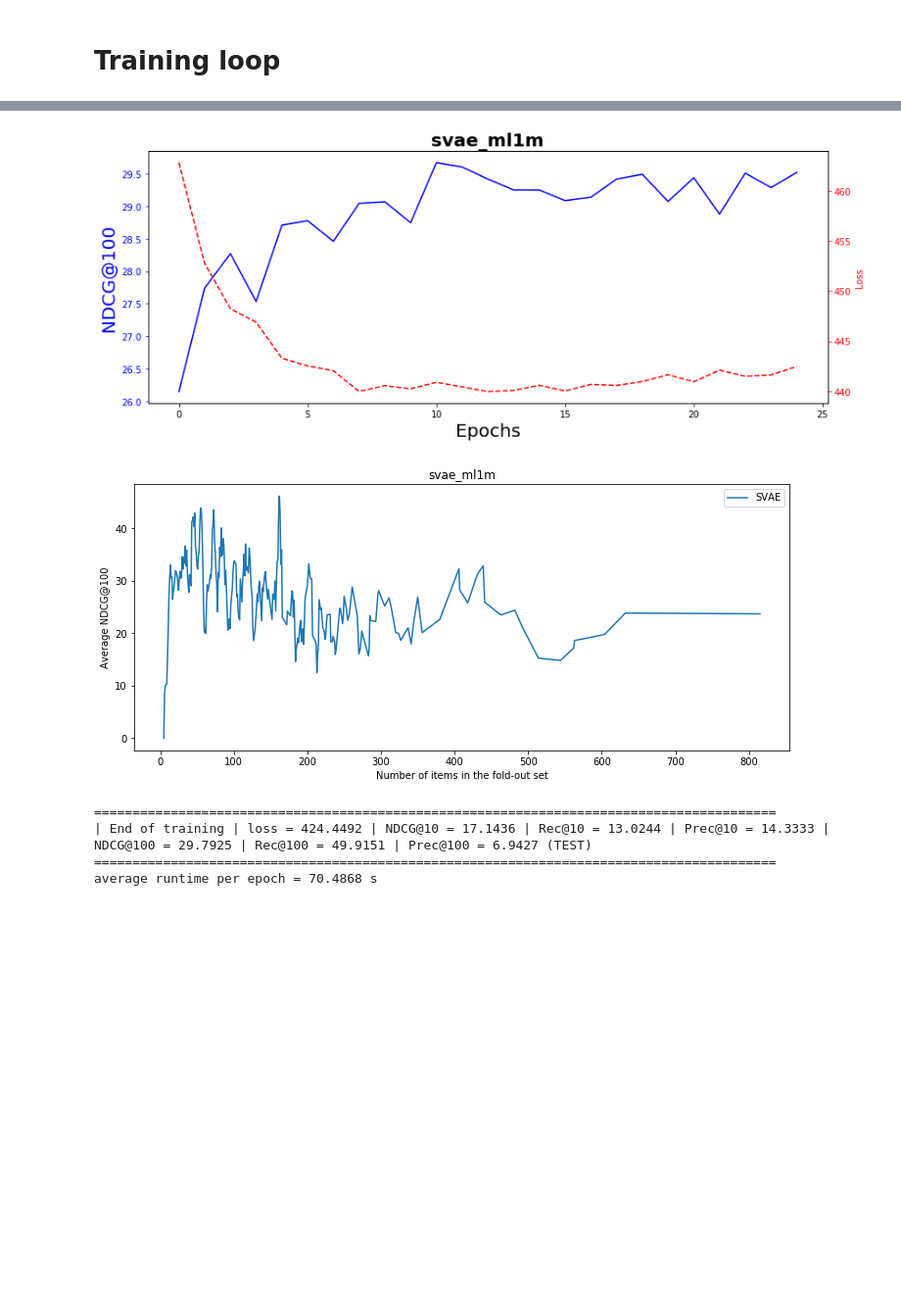
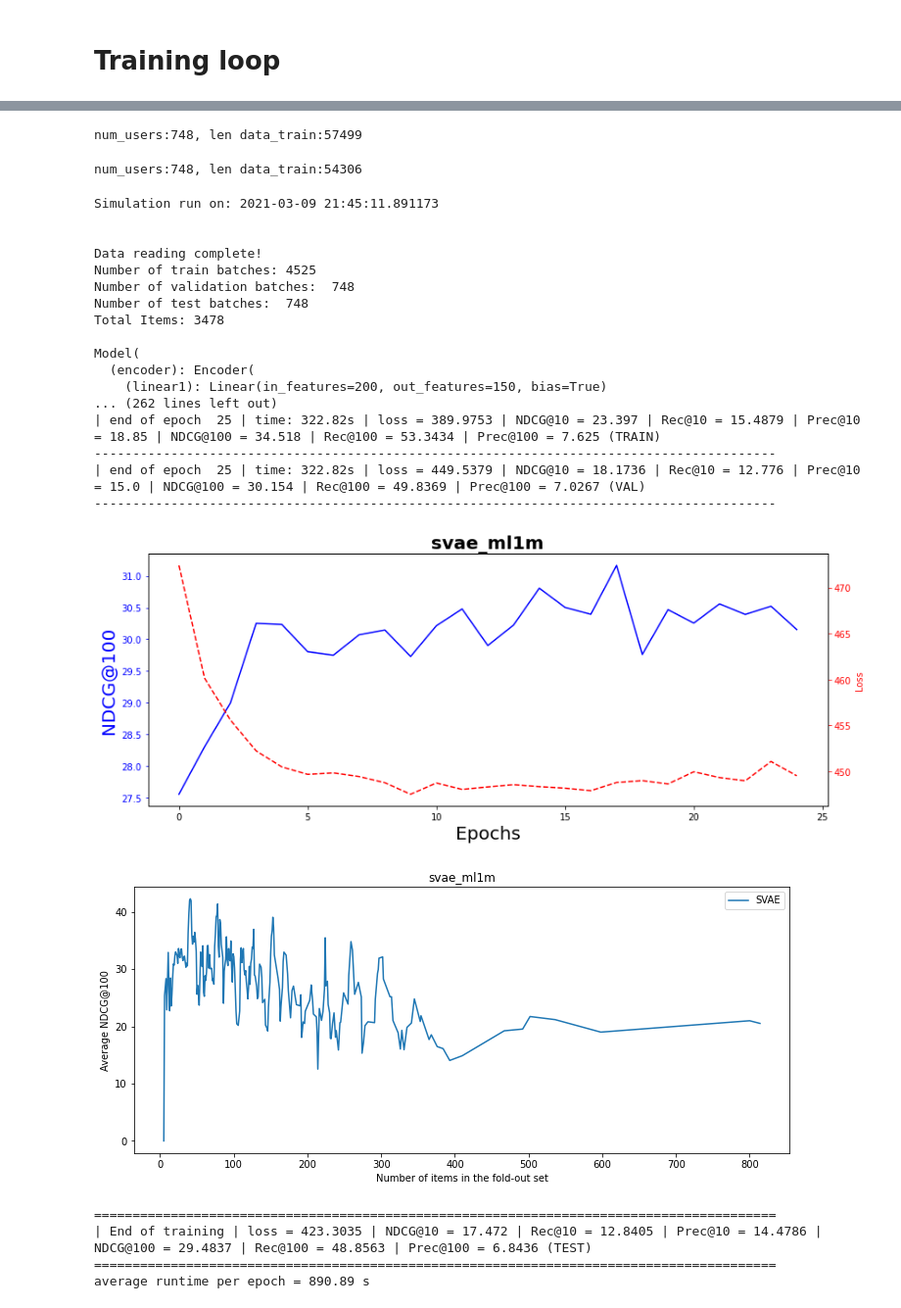
Before and after one commit to noveens/svae_cf, a Jupyter notebook: main_svae.ipynb, the cells around one changed output, grey strips where cells are left out. Shown at 98% size. Saved outputs shown, nothing was run; the diff lists cells and outputs as text; code cells hidden in the pictures; blank space fills up the shorter version.

```diff
--- a/main_svae.ipynb
+++ b/main_svae.ipynb
@@ -33,7 +38,7 @@ warnings.filterwarnings('ignore')
 ### compatible datasets: ML-1M, Netflix-full
 
 hyper_params = {
-    'data_base': 'saved_data/ml-1m/', # Don't remove the '/' at the end please :)
+    'data_base': 'ml-1m/', # Don't remove the '/' at the end please :)
     'project_name': 'svae_ml1m',
     # 'data_base': 'saved_data/netflix-full/',
     # 'project_name': 'svae_netflix_full',
@@ -115,13 +120,13 @@ def filter_triplets(tp, min_uc=5, min_sc=0):
     # Only keep the triplets for items which were clicked on by at least min_sc users.
     if min_sc > 0:
         itemcount = get_count(tp, 'movieId')
-        tp = tp[tp['movieId'].isin(itemcount.index[itemcount >= min_sc])]
+        tp = tp[tp['movieId'].isin(itemcount[itemcount['size'] >= min_sc]['movieId'])]
 
     # Only keep the triplets for users who clicked on at least min_uc items
     # After doing this, some of the items will have less than min_uc users, but should only be a small proportion
     if min_uc > 0:
         usercount = get_count(tp, 'userId')
-        tp = tp[tp['userId'].isin(usercount.index[usercount >= min_uc])]
+        tp = tp[tp['userId'].isin(usercount[usercount['size'] >= min_uc]['userId'])]
 
     # Update both usercount and itemcount after filtering
     usercount, itemcount = get_count(tp, 'userId'), get_count(tp, 'movieId')
@@ -133,9 +138,9 @@ def split_train_test_proportion(data, test_prop=0.2):
 
     np.random.seed(98765)
 
-    for i, (_, group) in enumerate(data_grouped_by_user):
+    for i, (uid, group) in enumerate(data_grouped_by_user):
         n_items_u = len(group)
-
+#         print(f'uid:{uid}, n_items_u:{n_items_u}')
         if n_items_u >= 5:
             idx = np.zeros(n_items_u, dtype='bool')
             # idx[np.random.choice(n_items_u, size=int(test_prop * n_items_u), replace=False).astype('int64')] = True
@@ -508,7 +521,7 @@ def evaluate(model, criterion, reader, hyper_params, is_train_set):
 
         decoder_output, z_mean, z_log_sigma = model(x)
 
-        metrics['loss'] += criterion(decoder_output, z_mean, z_log_sigma, y_s, 0.2).data[0]
+        metrics['loss'] += criterion(decoder_output, z_mean, z_log_sigma, y_s, 0.2).data.item()
 
         # Making the logits of previous items in the sequence to be "- infinity"
         decoder_output = decoder_output.data
@@ -720,7 +733,7 @@ def train(reader):
             if batch == batch_limit: div = (batch_limit % hyper_params['batch_log_interval']) - 1
             if div <= 0: div = 1
 
-            cur_loss = (total_loss[0] / div)
+            cur_loss = (total_loss.item() / div)
             elapsed = time.time() - start_time
 
             ss = '| epoch {:3d} | {:5d}/{:5d} batches | ms/batch {:5.2f} | loss {:5.4f}'.format(
@@ -903,6 +900,25 @@ Model(
+num_users:748, len data_train:57499
+num_users:748, len data_train:54306
+Simulation run on: 2021-03-09 21:45:11.891173
+
+
+Data reading complete!
+Number of train batches: 4525
+Number of validation batches:  748
+Number of test batches:  748
+Total Items: 3478
+
+Model(
+  (encoder): Encoder(
+    (linear1): Linear(in_features=200, out_features=150, bias=True)
+... (262 lines left out)
+| end of epoch  25 | time: 322.82s | loss = 389.9753 | NDCG@10 = 23.397 | Rec@10 = 15.4879 | Prec@10 = 18.85 | NDCG@100 = 34.518 | Rec@100 = 53.3434 | Prec@100 = 7.625 (TRAIN)
+-----------------------------------------------------------------------------------------
+| end of epoch  25 | time: 322.82s | loss = 449.5379 | NDCG@10 = 18.1736 | Rec@10 = 12.776 | Prec@10 = 15.0 | NDCG@100 = 30.154 | Rec@100 = 49.8369 | Prec@100 = 7.0267 (VAL)
+-----------------------------------------------------------------------------------------
-[figure, old version]
+[figure, new version]
-[figure, old version]
+[figure, new version]
-=========================================================================================
-| End of training | loss = 424.4492 | NDCG@10 = 17.1436 | Rec@10 = 13.0244 | Prec@10 = 14.3333 | NDCG@100 = 29.7925 | Rec@100 = 49.9151 | Prec@100 = 6.9427 (TEST)
-=========================================================================================
-average runtime per epoch = 70.4868 s
+=========================================================================================
+| End of training | loss = 423.3035 | NDCG@10 = 17.472 | Rec@10 = 12.8405 | Prec@10 = 14.4786 | NDCG@100 = 29.4837 | Rec@100 = 48.8563 | Prec@100 = 6.8436 (TEST)
+=========================================================================================
+average runtime per epoch = 890.89 s
```
Also changed, not shown: parts of 6 cells of this notebook, 1 other file.
